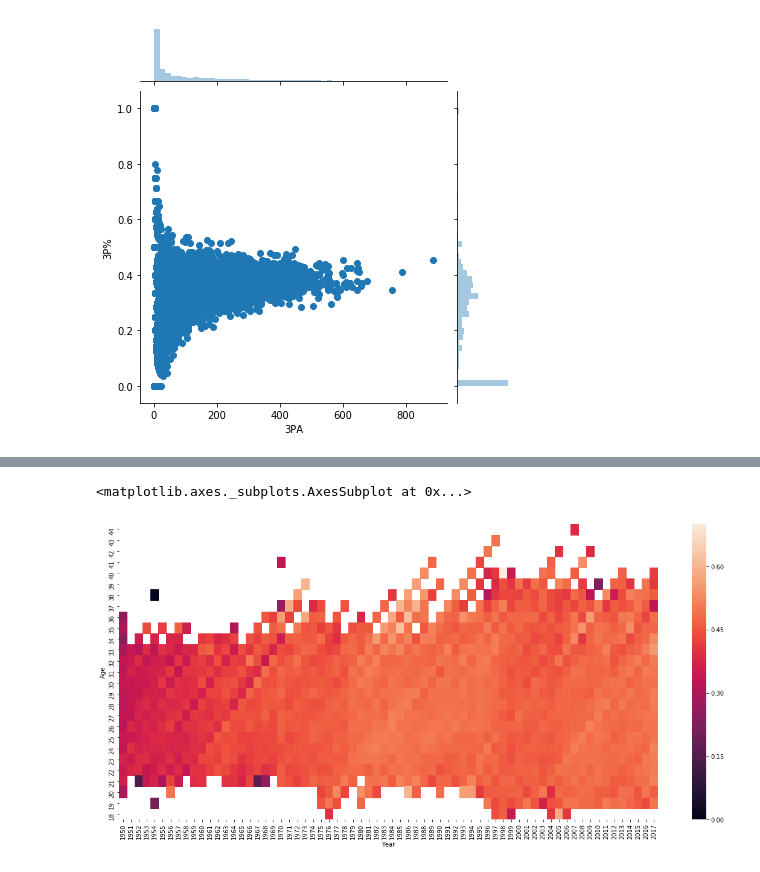
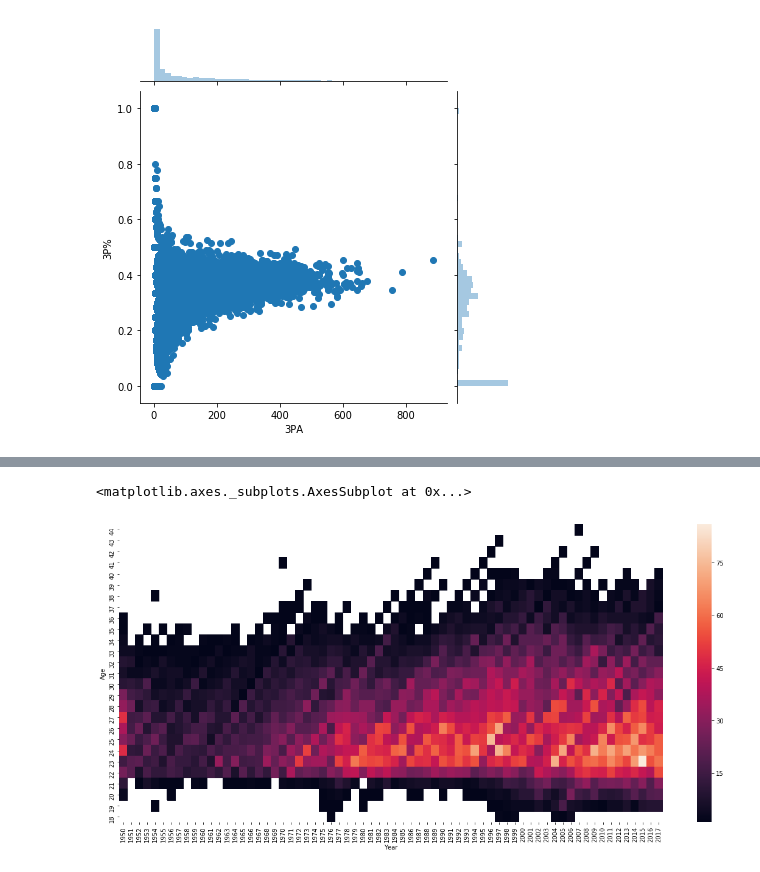
Before and after one commit to tefarov/netology_pyda5, a Jupyter notebook: homework_10.ipynb, the cells around one changed output, grey strips where cells are left out. Cells and saved outputs as stored; diff of their text form; code cells hidden in the pictures.

```diff
--- a/homework_10.ipynb
+++ b/homework_10.ipynb
@@ -76,11 +92,10 @@ sns.jointplot(x='3PA',y='3P%',data=grp_df)
 # %%
-grp_df = mov_df[['Year','Age','2P','2PA']].groupby(['Year','Age'],as_index=False).sum()
-grp_df['2P%'] = grp_df['2P'] / grp_df['2PA']
-grp_df = grp_df.pivot(columns='Year',index='Age',values='2P%')
+grp_df = mov_df[['Year','Age','2P','2PA']].groupby(['Year','Age'],as_index=False).count()
+#grp_df['2P%'] = grp_df['2P'] / grp_df['2PA']
+grp_df = grp_df.pivot(columns='Year',index='Age',values='2P')
 grp_df.sort_index(ascending=False,inplace=True)
-#grp_df.head(10)
 
 sns.heatmap(grp_df,annot=False)
 # %% [output]
 <matplotlib.axes._subplots.AxesSubplot at 0x...>
-[figure, old version]
+[figure, new version]
```
Also changed, not shown: parts of 9 cells of this notebook.
